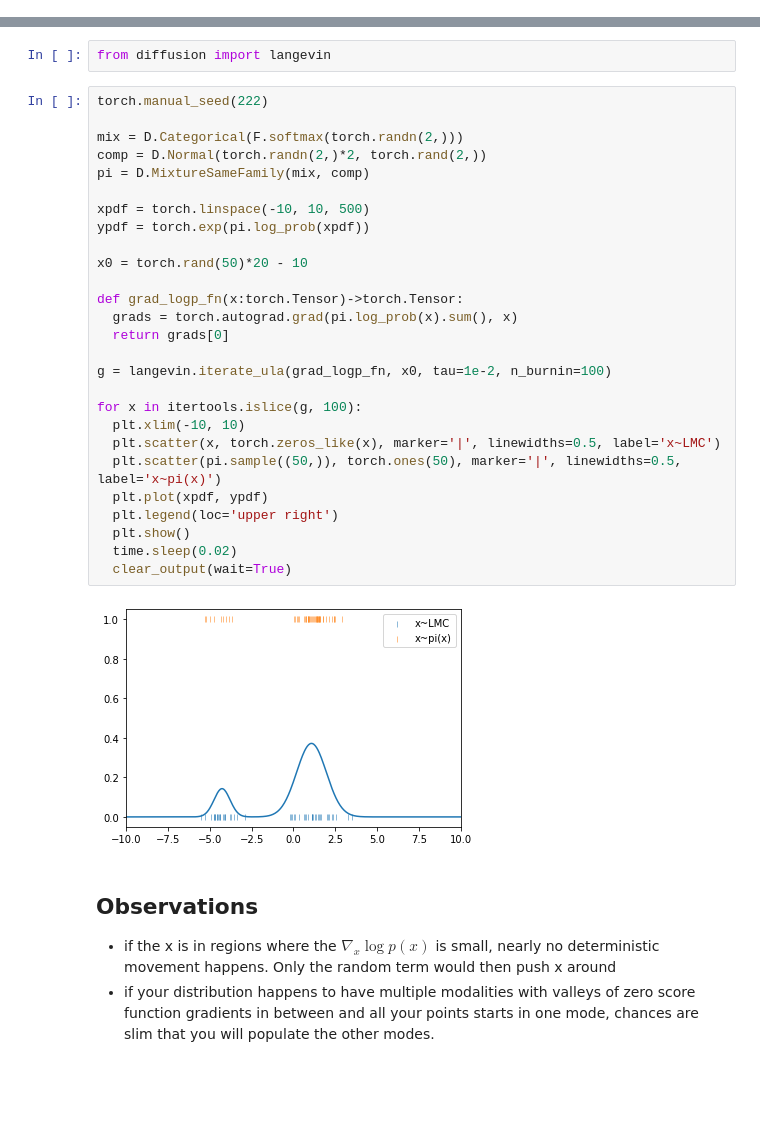
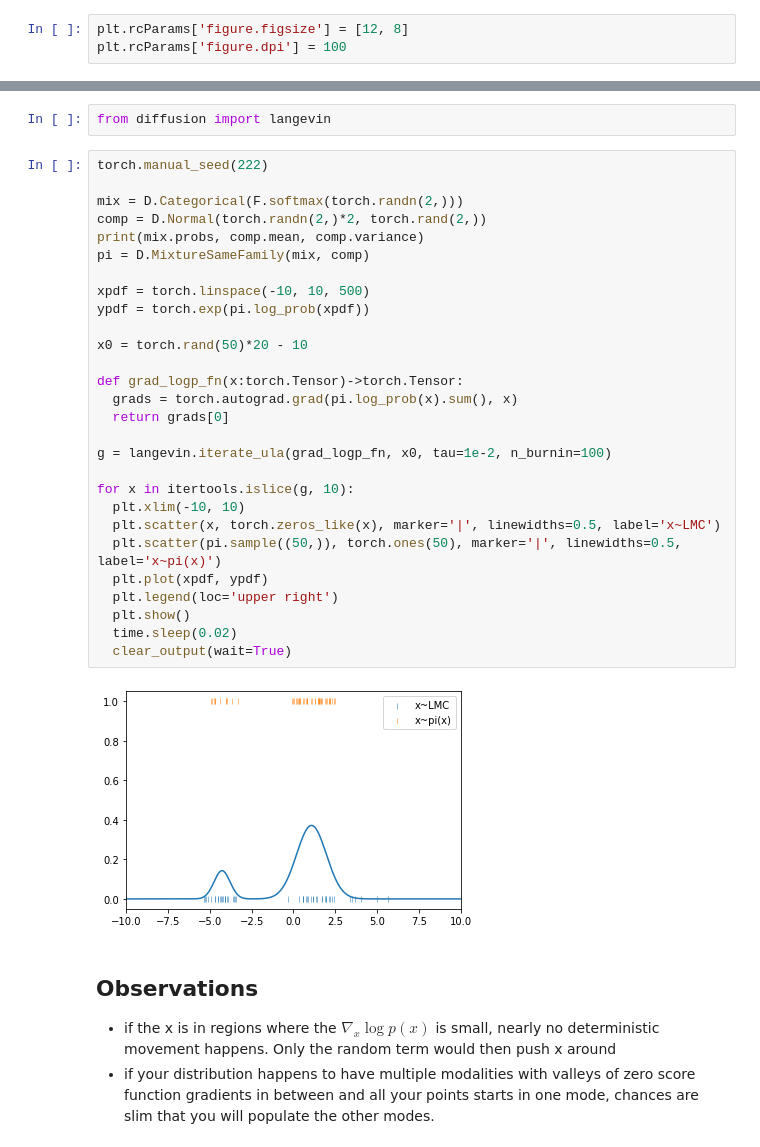
Before and after one commit to cheind/score-matching, a Jupyter notebook: notebooks/Langevin_Monte_Carlo.ipynb, the cells around one changed output, grey strips where cells are left out. Saved outputs shown, nothing was run; the diff lists cells and outputs as text; blank space fills up the shorter version.

```diff
--- a/notebooks/Langevin_Monte_Carlo.ipynb
+++ b/notebooks/Langevin_Monte_Carlo.ipynb
@@ -17,5 +17,8 @@ from IPython.display import clear_output
 from typing import Iterator, Callable
 import itertools
 import time
+# %%
+plt.rcParams['figure.figsize'] = [12, 8]
+plt.rcParams['figure.dpi'] = 100
 # %%
 #! pip install git+https://github.com/cheind/diffusion-models.git
@@ -45,32 +47,33 @@ from diffusion import langevin
 # %%
 torch.manual_seed(222)
 
 mix = D.Categorical(F.softmax(torch.randn(2,)))
 comp = D.Normal(torch.randn(2,)*2, torch.rand(2,))
+print(mix.probs, comp.mean, comp.variance)
 pi = D.MixtureSameFamily(mix, comp)
 
 xpdf = torch.linspace(-10, 10, 500)
 ypdf = torch.exp(pi.log_prob(xpdf))
 
 x0 = torch.rand(50)*20 - 10
 
 def grad_logp_fn(x:torch.Tensor)->torch.Tensor:
   grads = torch.autograd.grad(pi.log_prob(x).sum(), x)
   return grads[0]
 
 g = langevin.iterate_ula(grad_logp_fn, x0, tau=1e-2, n_burnin=100)
 
-for x in itertools.islice(g, 100):
+for x in itertools.islice(g, 10):
   plt.xlim(-10, 10)
   plt.scatter(x, torch.zeros_like(x), marker='|', linewidths=0.5, label='x~LMC')
   plt.scatter(pi.sample((50,)), torch.ones(50), marker='|', linewidths=0.5, label='x~pi(x)')
   plt.plot(xpdf, ypdf)
   plt.legend(loc='upper right')
   plt.show()
   time.sleep(0.02)
   clear_output(wait=True)
 # %% [output]
-[figure, old version]
+[figure, new version]
 # %% [markdown]
 ## Observations
  - if the x is in regions where the $\nabla_x \log p(x)$ is small, nearly no deterministic movement happens. Only the random term would then push x around
```
Also changed, not shown: parts of 7 cells of this notebook.
